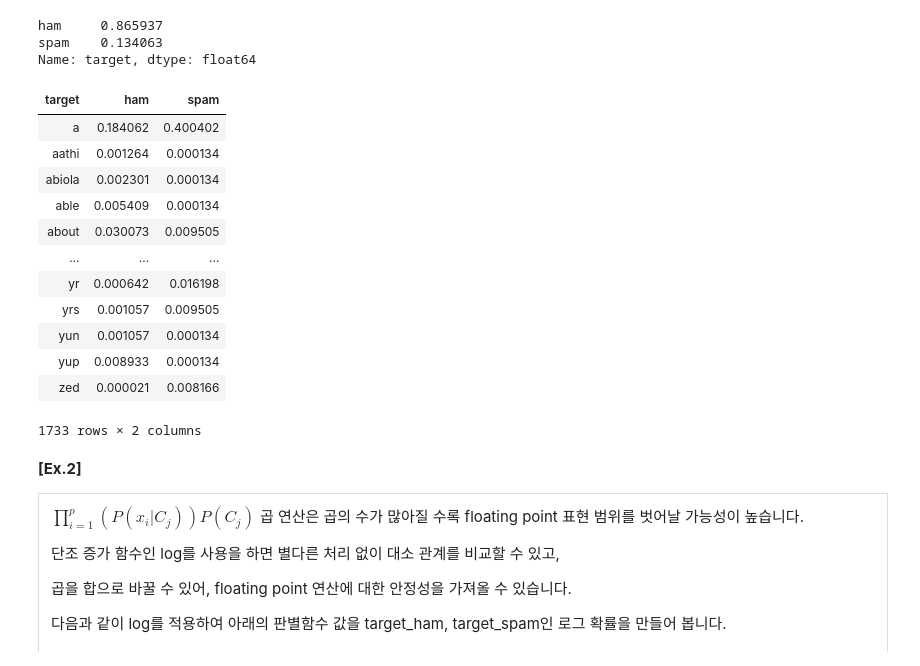
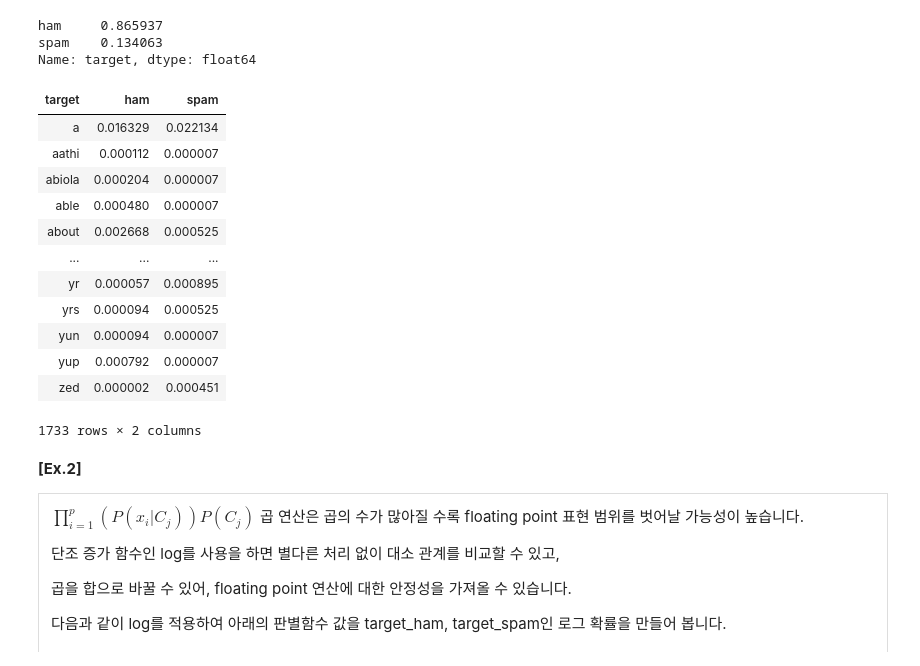
Before and after one commit to sunkusun9/DS_Lv3_elearning, a Jupyter notebook: 4-3. 나이브 베이즈, K최근접 이웃.ipynb, the cells around one changed output. Cells and saved outputs as stored; diff of their text form; code cells hidden in the pictures.

```diff
--- a/4-3. 나이브 베이즈, K최근접 이웃.ipynb
+++ b/4-3. 나이브 베이즈, K최근접 이웃.ipynb
@@ -192,25 +192,27 @@ Name: target, dtype: float64
 # %%
 # ham과 spam별 단어 출현빈도를 구합니다.
 # 빈도수가 없는 단어가 나오면 확률을 0으로 하면, 대상 변수를 분류하는데 유력한 단어가 나온다고 하더라도,
 # 빈도수가 없는 단어가 섞여 있으면 해당 클래스일 확률이 0이 됩니다.
 # 이러한 문제를 완화하기 위해 빈도수가 없더라도 임의의 작은 수의 빈도수(0.1)를 넣어 줍니다.
+# 전체합으로 나누어 ham, spam에 대한 조건부 확률로 만들어줍니다.
 df_word_prob = (df_spam_words.groupby(
     df_spam.loc[df_spam_words.index, 'target']
-)['word'].apply(lambda x: x.value_counts()).unstack().fillna(0).T + 0.1) / df_target_cnt #  최소 빈도 0.1이 되도록 모두 0.1을 더합니다.
+)['word'].apply(lambda x: x.value_counts()).unstack().fillna(0).T + 0.1)\
+.pipe(lambda x: x / x.sum(axis=0))
 df_word_prob
 # %% [output]
 | target | ham | spam |
-| a | 0.184062 | 0.400402 |
-| aathi | 0.001264 | 0.000134 |
-| abiola | 0.002301 | 0.000134 |
-| able | 0.005409 | 0.000134 |
-| about | 0.030073 | 0.009505 |
+| a | 0.016329 | 0.022134 |
+| aathi | 0.000112 | 0.000007 |
+| abiola | 0.000204 | 0.000007 |
+| able | 0.000480 | 0.000007 |
+| about | 0.002668 | 0.000525 |
 | ... | ... | ... |
-| yr | 0.000642 | 0.016198 |
-| yrs | 0.001057 | 0.009505 |
-| yun | 0.001057 | 0.000134 |
-| yup | 0.008933 | 0.000134 |
-| zed | 0.000021 | 0.008166 |
+| yr | 0.000057 | 0.000895 |
+| yrs | 0.000094 | 0.000525 |
+| yun | 0.000094 | 0.000007 |
+| yup | 0.000792 | 0.000007 |
+| zed | 0.000002 | 0.000451 |
 1733 rows × 2 columns
 # %% [markdown]
 **[Ex.2]**
```
Also changed, not shown: parts of 7 cells of this notebook.
